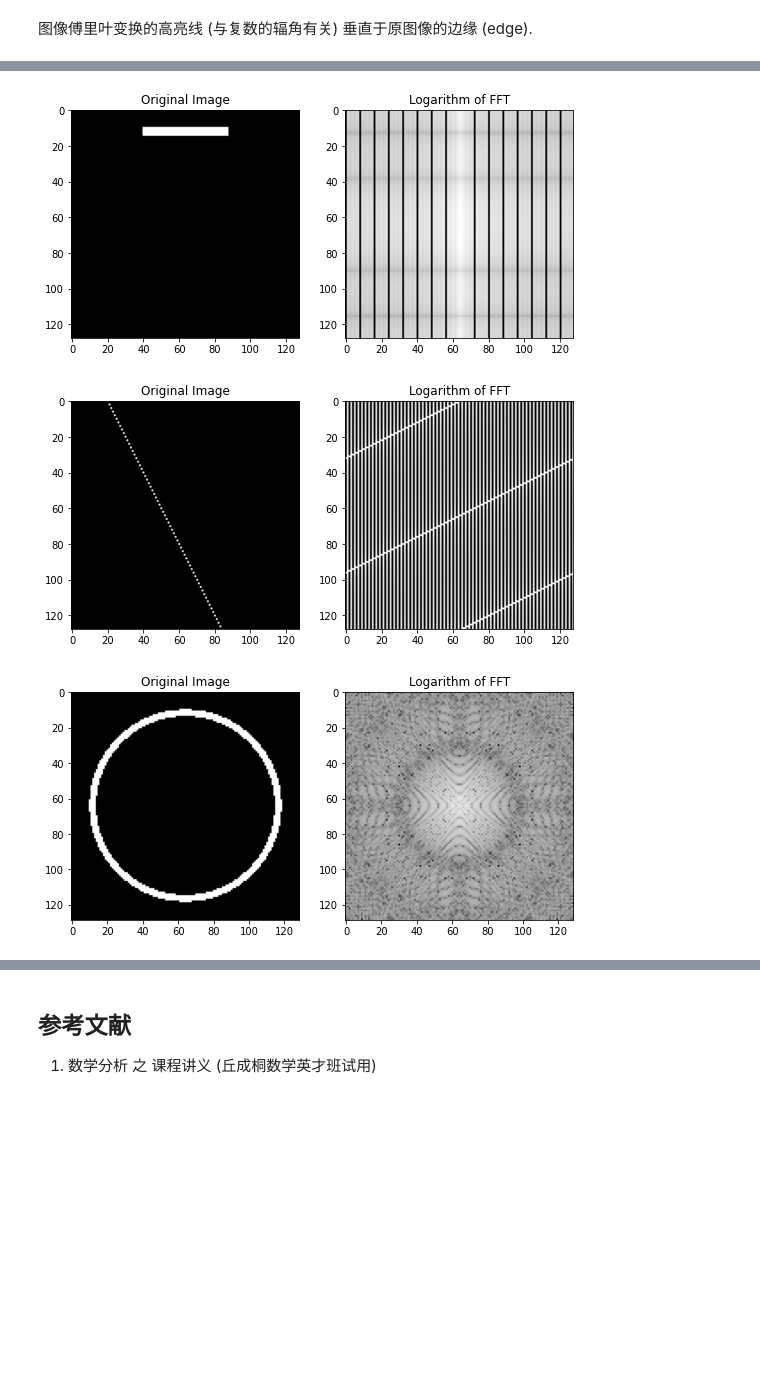
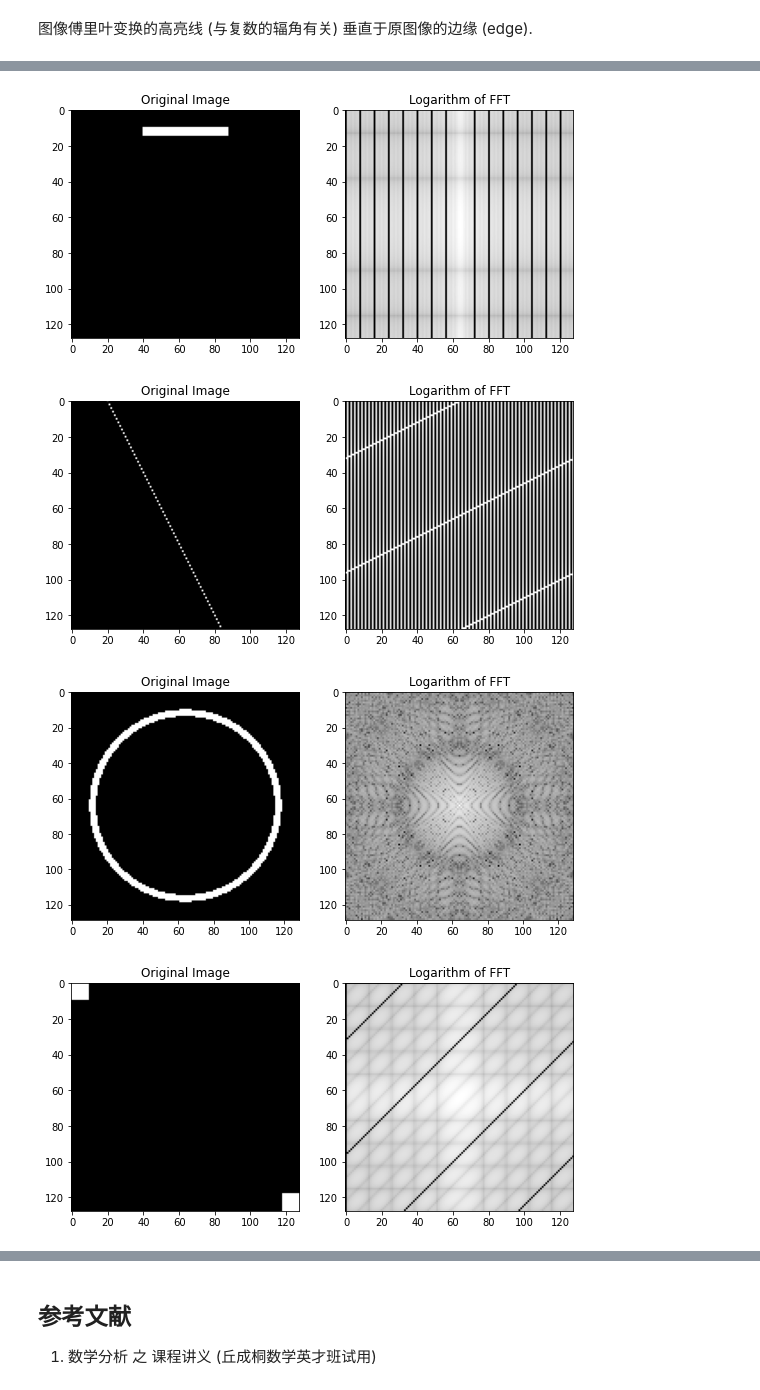
Before and after one commit to ForeverHaibara/Fudan-Courses, a Jupyter notebook: 图像处理与数据可视化/07 图像频域变换.ipynb, the cells around one changed output, grey strips where cells are left out. Drawn from its saved outputs; the diff is of its cells as text; code cells hidden in the pictures; blank space fills up the shorter version.

```diff
--- a/图像处理与数据可视化/07 图像频域变换.ipynb
+++ b/图像处理与数据可视化/07 图像频域变换.ipynb
@@ -85,34 +93,38 @@ plt.show()
 # %%
 import numpy as np
 from matplotlib import pyplot as plt
-for i in range(5):
+for i in range(6):
     img = np.zeros((128, 128))
     if i == 0:
         img[60:65] = 1
     elif i == 1:
         img[10:15] = 1
     elif i == 2:
         img[10:15,40:-40] = 1
     elif i == 3:
         img.flat[20::257] = 1
         # img.flat[149::257] = 1
     elif i == 4:
         coor = np.meshgrid(np.arange(-img.shape[0]//2,img.shape[0]//2+1),np.arange(-img.shape[0]//2,img.shape[0]//2+1))
         img = np.where(np.abs((coor[0]**2+coor[1]**2) - img.size/6) < 200, 1, 0)
+    elif i == 5:
+        img[:10,:10] = 1
+        img[-10:,-10:] = 1
     plt.figure(figsize = (9, 5))
     plt.subplot(1,2,1)
     plt.imshow(img, cmap = 'gray')
     plt.title('Original Image')
 
     # the following line is the FFT code!
     img_fft = np.fft.fftshift(np.fft.fft2(img))
     plt.subplot(1,2,2)
     plt.imshow(np.log(np.abs(img_fft) + 1e-12), cmap = 'gray')#, vmin = -12, vmax = 1)
     plt.title('Logarithm of FFT')
     plt.show()
 # %% [output]
 [figure]
 [figure]
 [figure]
 [figure]
 [figure]
+[figure, added]
```
Also changed, not shown: parts of 4 cells of this notebook, 12 other files.
